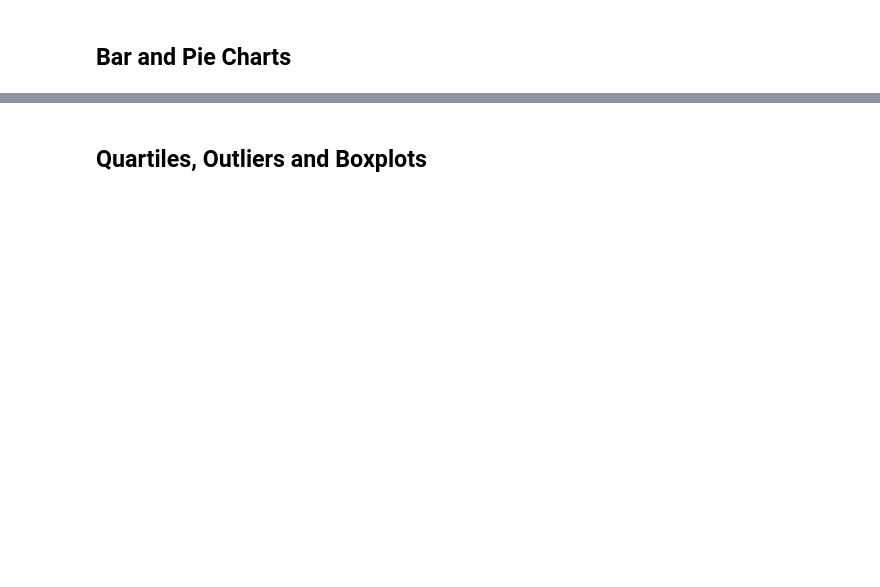
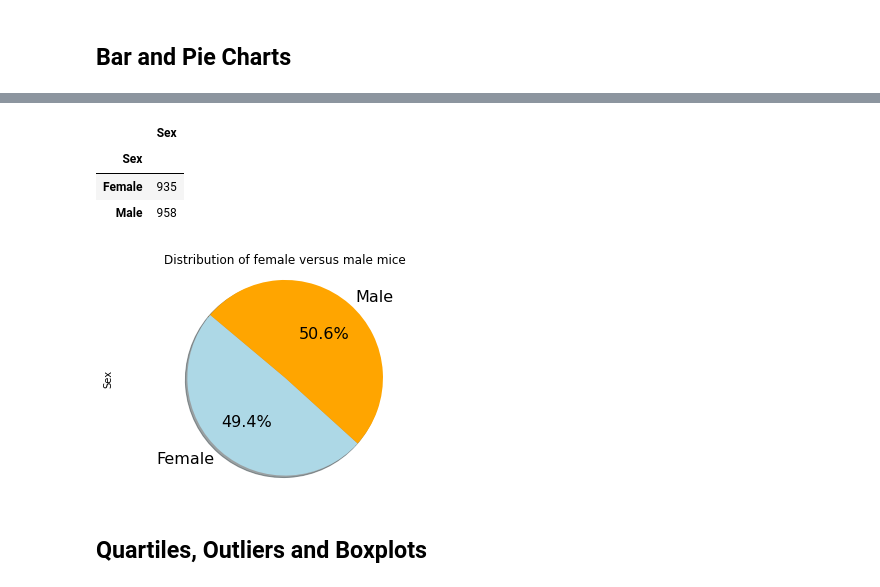
Before and after one commit to kim0218/Matplotlib-Challenge, a Jupyter notebook: pymaceuticals_starter.ipynb, the cells around one changed output, grey strips where cells are left out. Cells and saved outputs as stored; diff of their text form; code cells hidden in the pictures; blank space fills up the shorter version.

```diff
--- a/pymaceuticals_starter.ipynb
+++ b/pymaceuticals_starter.ipynb
@@ -68,7 +207,25 @@ combine.head()
 # %%
 # Generate a pie plot showing the distribution of female versus male mice using pandas
+gender_group=combine_df.groupby('Sex')
+
+gendergroup_df=pd.DataFrame(gender_group['Sex'].count())
+
+gendergroup_df
+# %% [output]
+|  | Sex |
+| Sex |  |
+| Female | 935 |
+| Male | 958 |
 # %%
 # Generate a pie plot showing the distribution of female versus male mice using pyplot
+gendergroup_df.plot(kind="pie", y='Sex',title="Distribution of female versus male mice",startangle=140,\
+                       autopct='%1.1f%%',shadow=True, fontsize=16, colors =["lightblue","orange"],legend =False)
+
+
+plt.axis("equal")
+plt.show()
+# %% [output]
+[figure, added]
 # %% [markdown]
 ## Quartiles, Outliers and Boxplots
 # %%
```
Also changed, not shown: parts of 25 cells of this notebook.
